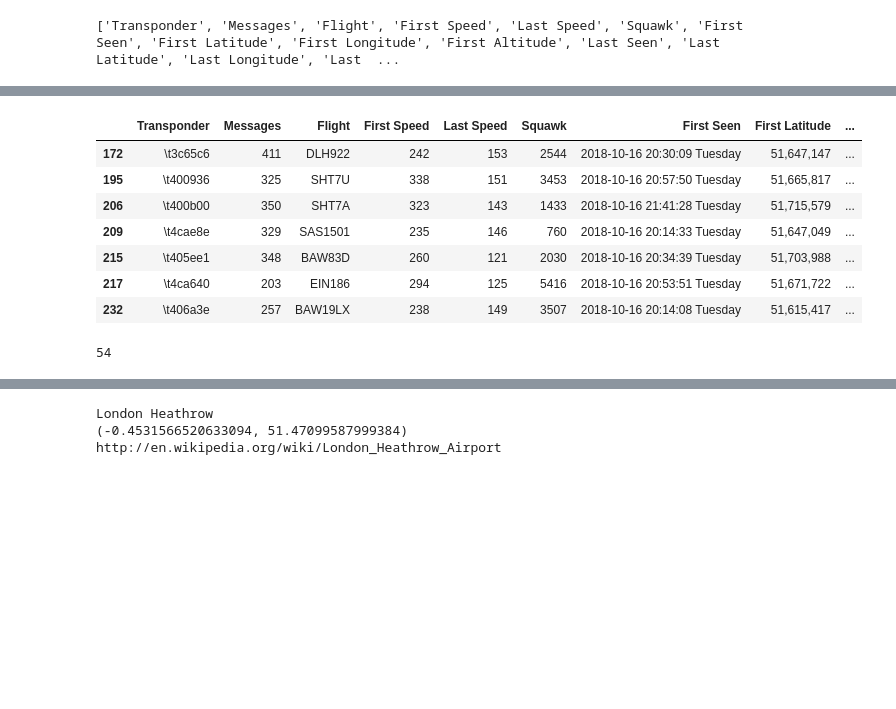
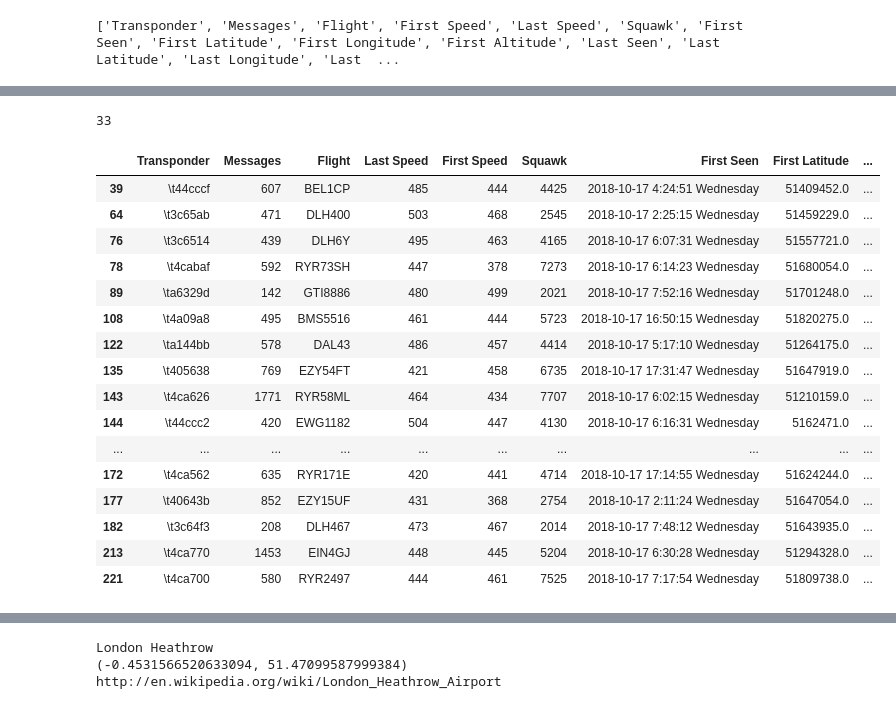
Before and after one commit to sierrajulietromeo/N12_plane_spotter, a Jupyter notebook: N15_Plane_Tracker.ipynb, the cells around one changed output, grey strips where cells are left out. Saved outputs shown, nothing was run; the diff lists cells and outputs as text; code cells hidden in the pictures; blank space fills up the shorter version.

```diff
--- a/N15_Plane_Tracker.ipynb
+++ b/N15_Plane_Tracker.ipynb
@@ -131,23 +168,32 @@ df2.head(20)
 ## Shows planes that fly over, but not necessarily planes landing at LHR
 df2 = df2[df2['Low Dist'].between(0.1, 5, inclusive=True)]
 df2.head(20)
-#len(df2)
+len(df2)
 # %% [output]
-|  | Transponder | Messages | Flight | First Speed | Last Speed | Squawk | First Seen | First Latitude | ... |
-| 172 | \t3c65c6 | 411 | DLH922 | 242 | 153 | 2544 | 2018-10-16 20:30:09 Tuesday | 51,647,147 | ... |
-| 195 | \t400936 | 325 | SHT7U | 338 | 151 | 3453 | 2018-10-16 20:57:50 Tuesday | 51,665,817 | ... |
-| 206 | \t400b00 | 350 | SHT7A | 323 | 143 | 1433 | 2018-10-16 21:41:28 Tuesday | 51,715,579 | ... |
-| 209 | \t4cae8e | 329 | SAS1501 | 235 | 146 | 760 | 2018-10-16 20:14:33 Tuesday | 51,647,049 | ... |
-| 215 | \t405ee1 | 348 | BAW83D | 260 | 121 | 2030 | 2018-10-16 20:34:39 Tuesday | 51,703,988 | ... |
-| 217 | \t4ca640 | 203 | EIN186 | 294 | 125 | 5416 | 2018-10-16 20:53:51 Tuesday | 51,671,722 | ... |
-| 232 | \t406a3e | 257 | BAW19LX | 238 | 149 | 3507 | 2018-10-16 20:14:08 Tuesday | 51,615,417 | ... |
+33
 # %%
 ## Shows planes that fly over, but not necessarily planes landing at LHR
 df3 = df[df['Low Dist'].between(0.1, 3, inclusive=True)]
-#df3.head(20)
-len(df3)
+df3.head(20)
+#len(df3)
 # %% [output]
-54
+|  | Transponder | Messages | Flight | Last Speed | First Speed | Squawk | First Seen | First Latitude | ... |
+| 39 | \t44cccf | 607 | BEL1CP | 485 | 444 | 4425 | 2018-10-17 4:24:51 Wednesday | 51409452.0 | ... |
+| 64 | \t3c65ab | 471 | DLH400 | 503 | 468 | 2545 | 2018-10-17 2:25:15 Wednesday | 51459229.0 | ... |
+| 76 | \t3c6514 | 439 | DLH6Y | 495 | 463 | 4165 | 2018-10-17 6:07:31 Wednesday | 51557721.0 | ... |
+| 78 | \t4cabaf | 592 | RYR73SH | 447 | 378 | 7273 | 2018-10-17 6:14:23 Wednesday | 51680054.0 | ... |
+| 89 | \ta6329d | 142 | GTI8886 | 480 | 499 | 2021 | 2018-10-17 7:52:16 Wednesday | 51701248.0 | ... |
+| 108 | \t4a09a8 | 495 | BMS5516 | 461 | 444 | 5723 | 2018-10-17 16:50:15 Wednesday | 51820275.0 | ... |
+| 122 | \ta144bb | 578 | DAL43 | 486 | 457 | 4414 | 2018-10-17 5:17:10 Wednesday | 51264175.0 | ... |
+| 135 | \t405638 | 769 | EZY54FT | 421 | 458 | 6735 | 2018-10-17 17:31:47 Wednesday | 51647919.0 | ... |
+| 143 | \t4ca626 | 1771 | RYR58ML | 464 | 434 | 7707 | 2018-10-17 6:02:15 Wednesday | 51210159.0 | ... |
+| 144 | \t44ccc2 | 420 | EWG1182 | 504 | 447 | 4130 | 2018-10-17 6:16:31 Wednesday | 5162471.0 | ... |
+| ... | ... | ... | ... | ... | ... | ... | ... | ... | ... |
+| 172 | \t4ca562 | 635 | RYR171E | 420 | 441 | 4714 | 2018-10-17 17:14:55 Wednesday | 51624244.0 | ... |
+| 177 | \t40643b | 852 | EZY15UF | 431 | 368 | 2754 | 2018-10-17 2:11:24 Wednesday | 51647054.0 | ... |
+| 182 | \t3c64f3 | 208 | DLH467 | 473 | 467 | 2014 | 2018-10-17 7:48:12 Wednesday | 51643935.0 | ... |
+| 213 | \t4ca770 | 1453 | EIN4GJ | 448 | 445 | 5204 | 2018-10-17 6:30:28 Wednesday | 51294328.0 | ... |
+| 221 | \t4ca700 | 580 | RYR2497 | 444 | 461 | 7525 | 2018-10-17 7:17:54 Wednesday | 51809738.0 | ... |
 # %%
 import fiona
 
```
Also changed, not shown: parts of 12 cells of this notebook.
